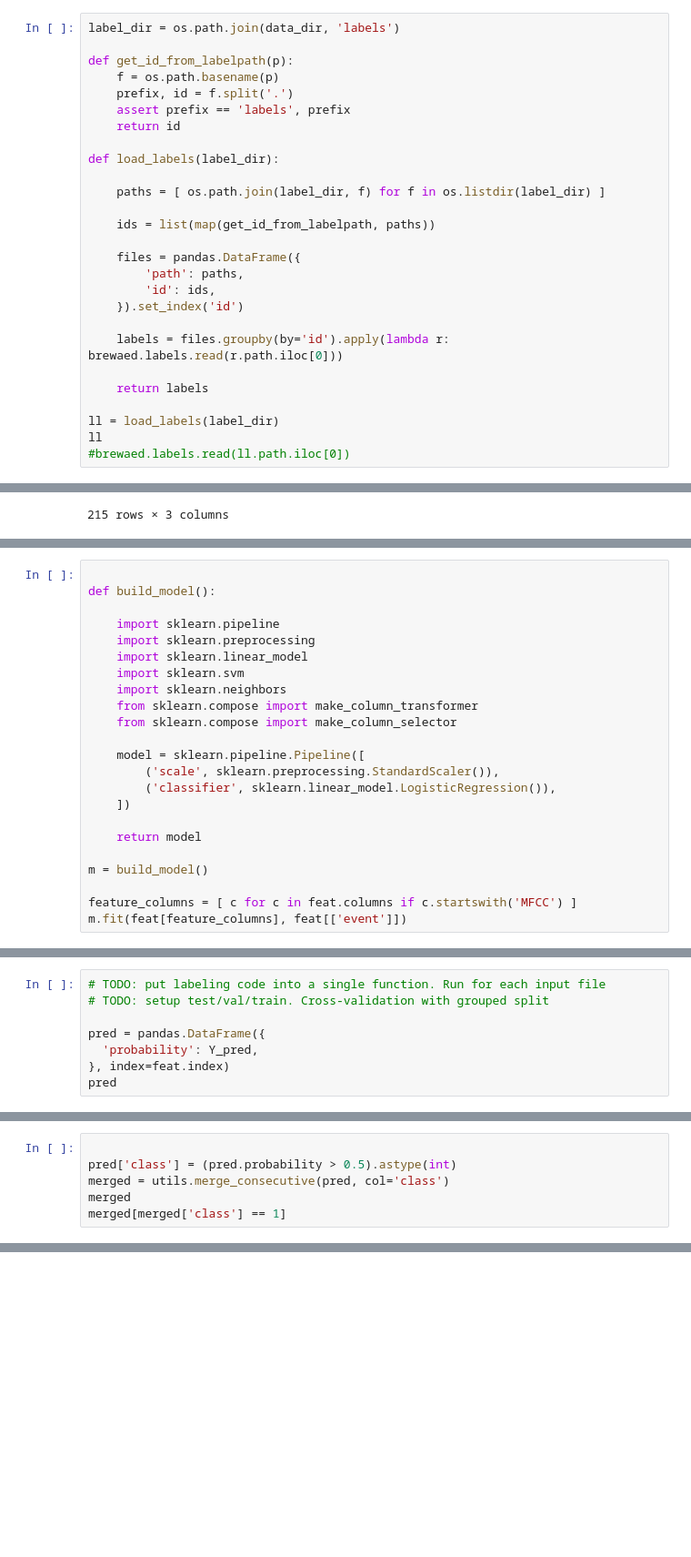
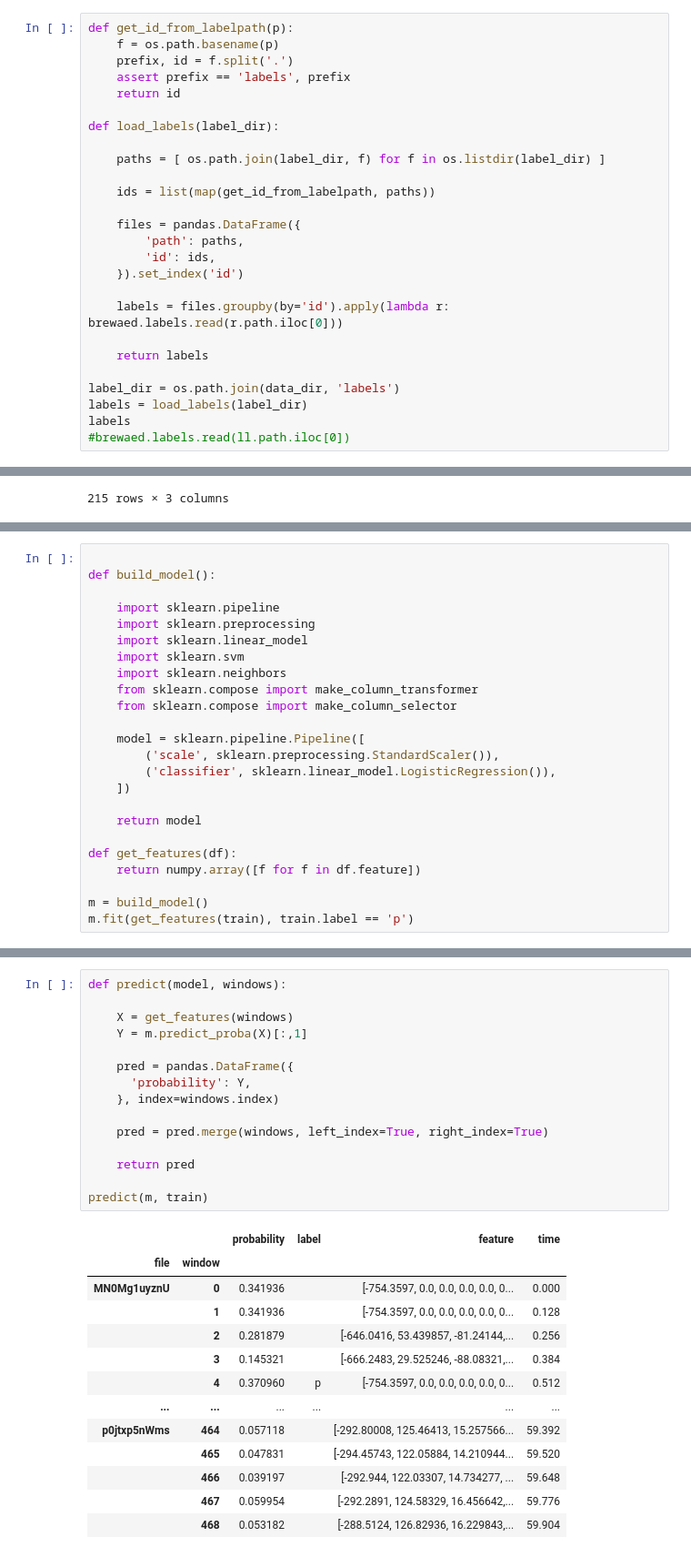
Before and after one commit to jonnor/brewing-audio-event-detection, a Jupyter notebook: notebooks/Model.ipynb, the cells around one changed output, grey strips where cells are left out. Shown: that part at 91% size. Saved outputs shown, nothing was run; the diff lists cells and outputs as text; blank space fills up the shorter version.

Commit message:
Initial model
Very basic and only using 4 audio tracks

```diff
--- a/notebooks/Model.ipynb
+++ b/notebooks/Model.ipynb
@@ -39,8 +42,6 @@ files
 | q2srYoC3FOo | https://www.youtube.com/watch?v=q... | Bubbling airlock on pear cider-q2... | ../data/audio/Bubbling airlock on... |
 | p0jtxp5nWms | https://www.youtube.com/watch?v=p... | Watch an Airlock Bubbling During ... | ../data/audio/Watch an Airlock Bu... |
 # %%
-label_dir = os.path.join(data_dir, 'labels')
-
 def get_id_from_labelpath(p):
     f = os.path.basename(p)
     prefix, id = f.split('.')
@@ -62,8 +63,9 @@ def load_labels(label_dir):
 
     return labels
 
-ll = load_labels(label_dir)
-ll
+label_dir = os.path.join(data_dir, 'labels')
+labels = load_labels(label_dir)
+labels
 #brewaed.labels.read(ll.path.iloc[0])
 # %% [output]
 |  |  | start | end | annotation |
@@ -113,8 +233,9 @@ def build_model():
 
     return model
 
+def get_features(df):
+    return numpy.array([f for f in df.feature])
+
 m = build_model()
-
-feature_columns = [ c for c in feat.columns if c.startswith('MFCC') ]
-m.fit(feat[feature_columns], feat[['event']])
+m.fit(get_features(train), train.label == 'p')
 # %% [output]
@@ -132,8 +243,0 @@ sklearn.metrics.f1_score(feat[['event']], Y_pred)
-# %%
-# TODO: put labeling code into a single function. Run for each input file
-# TODO: setup test/val/train. Cross-validation with grouped split
-
-pred = pandas.DataFrame({
-  'probability': Y_pred,
-}, index=feat.index)
-pred
@@ -160,6 +243,0 @@ array([[<AxesSubplot:title={'center':'index'}>,
-# %%
-
-pred['class'] = (pred.probability > 0.5).astype(int)
-merged = utils.merge_consecutive(pred, col='class')
-merged
-merged[merged['class'] == 1]
@@ -189,0 +262,29 @@ pos = merged[merged['class'] == 1]
+# %%
+def predict(model, windows):
+
+    X = get_features(windows)
+    Y = m.predict_proba(X)[:,1]
+
+    pred = pandas.DataFrame({
+      'probability': Y,
+    }, index=windows.index)
+
+    pred = pred.merge(windows, left_index=True, right_index=True)
+
+    return pred
+
+predict(m, train)
+# %% [output]
+|  |  | probability | label | feature | time |
+| file | window |  |  |  |  |
+| MN0Mg1uyznU | 0 | 0.341936 |  | [-754.3597, 0.0, 0.0, 0.0, 0.0, 0... | 0.000 |
+|  | 1 | 0.341936 |  | [-754.3597, 0.0, 0.0, 0.0, 0.0, 0... | 0.128 |
+|  | 2 | 0.281879 |  | [-646.0416, 53.439857, -81.24144,... | 0.256 |
+|  | 3 | 0.145321 |  | [-666.2483, 29.525246, -88.08321,... | 0.384 |
+|  | 4 | 0.370960 | p | [-754.3597, 0.0, 0.0, 0.0, 0.0, 0... | 0.512 |
+| ... | ... | ... | ... | ... | ... |
+| p0jtxp5nWms | 464 | 0.057118 |  | [-292.80008, 125.46413, 15.257566... | 59.392 |
+|  | 465 | 0.047831 |  | [-294.45743, 122.05884, 14.210944... | 59.520 |
+|  | 466 | 0.039197 |  | [-292.944, 122.03307, 14.734277, ... | 59.648 |
+|  | 467 | 0.059954 |  | [-292.2891, 124.58329, 16.456642,... | 59.776 |
+|  | 468 | 0.053182 |  | [-288.5124, 126.82936, 16.229843,... | 59.904 |
```
Also changed, not shown: parts of 25 cells of this notebook, 3 other files.
